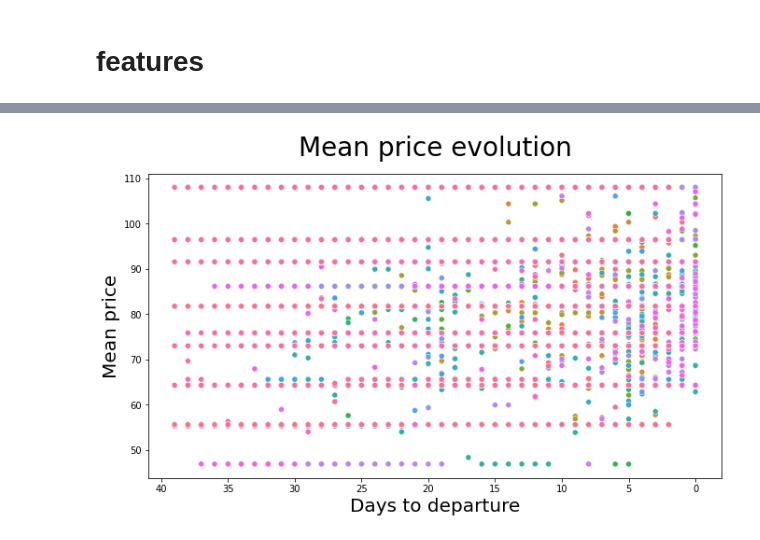
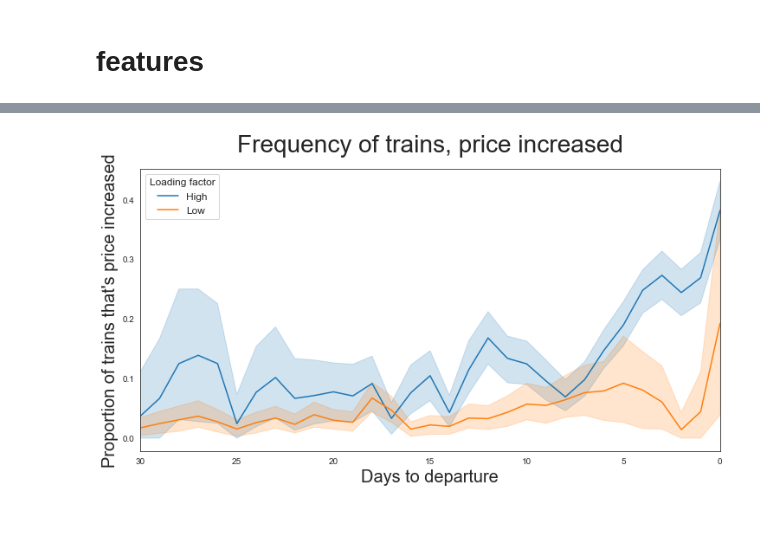
Before and after one commit to arturvelk/renfe-analysis, a Jupyter notebook: data-anal.ipynb, the cells around one changed output, grey strips where cells are left out. Cells and saved outputs as stored; diff of their text form; code cells hidden in the pictures.

Commit message:
more figs, logistic reg on price increase probability

```diff
--- a/data-anal.ipynb
+++ b/data-anal.ipynb
@@ -184,11 +211,5 @@ data["price_change_direction"] = np.where(
 # %%
-data = pd.read_pickle("data/MAD_BAR_features_v2.pkl")
+data = pd.read_pickle("/Users/vigadam/Documents/github/renfe-analysis/data/MAD_BAR_small_trains_features.pkl")
-# %%
-data = data.loc[data["train_id"]!= train_ids[0]].reset_index(drop=True)
-data = data.loc[
-    data["train_id"]
-    != data.loc[data["price_change_percentage"] < -1]["train_id"].unique()[0]
-].reset_index(drop=True)
 # %%
 figdata = data.sort_values(by=["train_id", "days_till_dep"]).groupby("train_id")[
     "days_till_dep"
@@ -410,26 +725,27 @@ plt.show()
 # %%
-plt.figure(figsize=(11, 6))
+fig, ax = plt.subplots(figsize=(12, 6))
 
-sns.scatterplot(
+sns.lineplot(
     data=data,
     x="days_till_dep",
-    y="mean_econ_price",
+    y="price_increase",
     estimator="mean",
-    hue="train_id",
-).get_legend().remove()
+    hue="loading_factor_cat",
+)
+plt.gca().invert_xaxis()
+
+ax.legend(("High", "Low"), loc="upper left", prop={"size": 12}).set_title(
+    "Loading factor", prop={"size": 12}
+)
+
+ax.set_xlim(30,0)
+plt.xlabel("Days to departure", fontsize=20, fontweight=450)
+plt.ylabel("Proportion of trains that's price increased", fontsize=20, fontweight=450)
 
 
-plt.gca().invert_xaxis()
+plt.title("Frequency of trains, price increased", fontsize=28, y=1.04)
 
-plt.xlabel("Days to departure", fontsize=20, fontweight=450)
-plt.ylabel("Mean price", fontsize=20, fontweight=450)
-
-#plt.xlim(35,0)
-#plt.ylim(75,90)
-
-plt.title("Mean price evolution", fontsize=28, y=1.04)
-
-plt.savefig("figures/mean price evolution", dpi=300)
+plt.savefig("figures/price_change_loading_days", dpi=300)
 plt.show()
 # %% [output]
-[figure, old version]
+[figure, new version]
```
Also changed, not shown: parts of 65 cells of this notebook, 14 other files.
